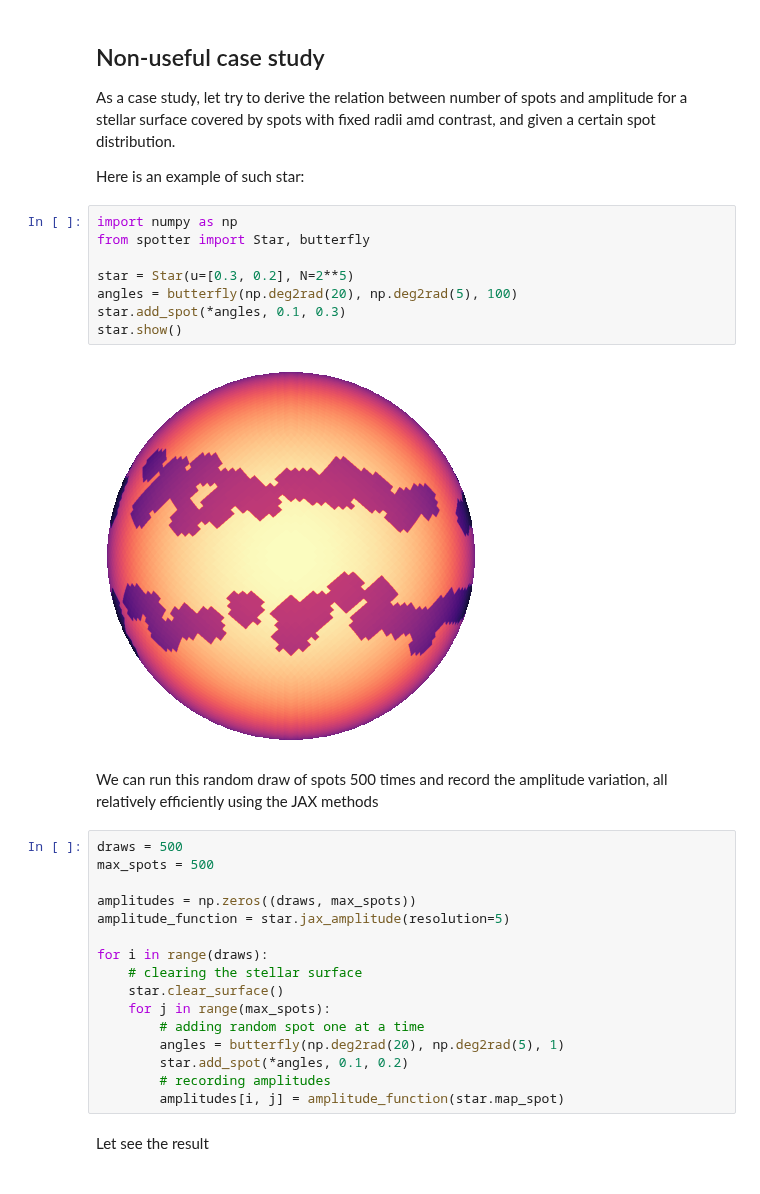
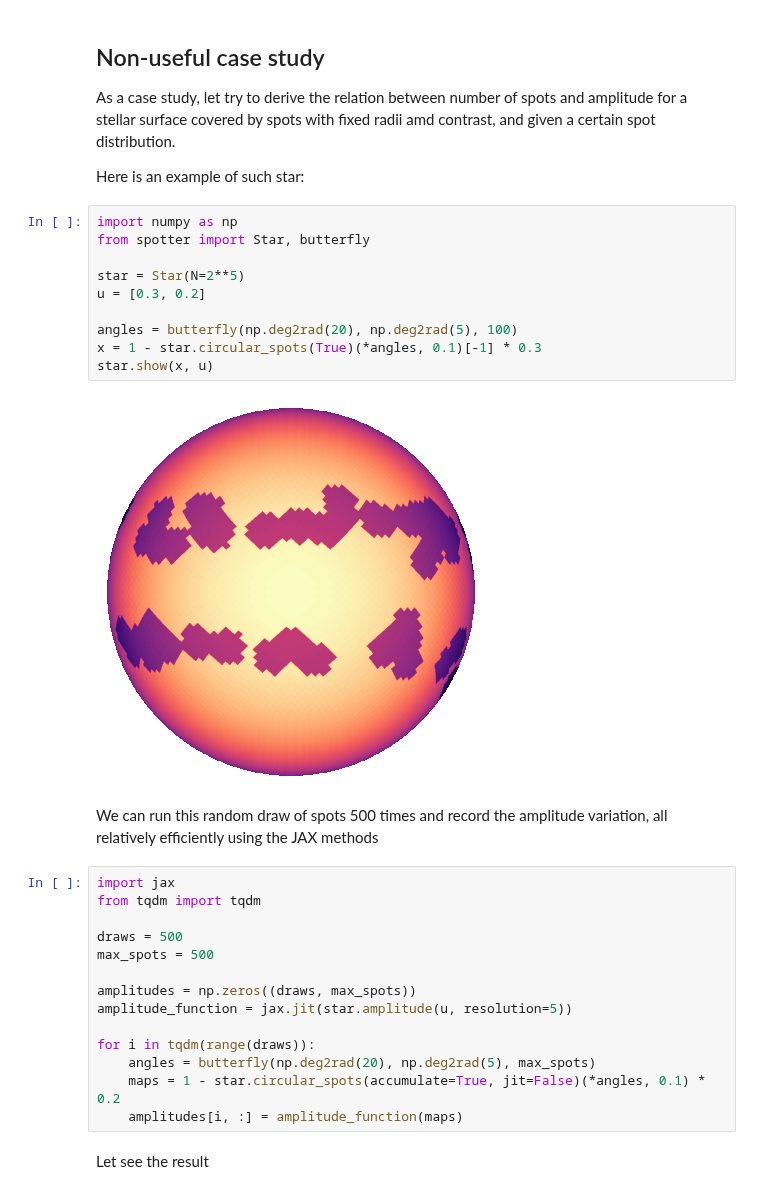
Before and after one commit to lgrcia/spotter, a Jupyter notebook: docs/source/notebooks/jax_features.ipynb, the cells around one changed output. Drawn from its saved outputs; the diff is of its cells as text.

```diff
--- a/docs/source/notebooks/jax_features.ipynb
+++ b/docs/source/notebooks/jax_features.ipynb
@@ -76,31 +77,31 @@ Here is an example of such star:
 # %%
 import numpy as np
 from spotter import Star, butterfly
 
-star = Star(u=[0.3, 0.2], N=2**5)
+star = Star(N=2**5)
+u = [0.3, 0.2]
+
 angles = butterfly(np.deg2rad(20), np.deg2rad(5), 100)
-star.add_spot(*angles, 0.1, 0.3)
-star.show()
+x = 1 - star.circular_spots(True)(*angles, 0.1)[-1] * 0.3
+star.show(x, u)
 # %% [output]
-[figure, old version]
+[figure, new version]
 # %% [markdown]
 We can run this random draw of spots 500 times and record the amplitude variation, all relatively efficiently using the JAX methods
 # %%
+import jax
+from tqdm import tqdm
+
 draws = 500
 max_spots = 500
 
 amplitudes = np.zeros((draws, max_spots))
-amplitude_function = star.jax_amplitude(resolution=5)
+amplitude_function = jax.jit(star.amplitude(u, resolution=5))
 
-for i in range(draws):
-    # clearing the stellar surface
-    star.clear_surface()
-    for j in range(max_spots):
-        # adding random spot one at a time
-        angles = butterfly(np.deg2rad(20), np.deg2rad(5), 1)
-        star.add_spot(*angles, 0.1, 0.2)
-        # recording amplitudes
-        amplitudes[i, j] = amplitude_function(star.map_spot)
+for i in tqdm(range(draws)):
+    angles = butterfly(np.deg2rad(20), np.deg2rad(5), max_spots)
+    maps = 1 - star.circular_spots(accumulate=True, jit=False)(*angles, 0.1) * 0.2
+    amplitudes[i, :] = amplitude_function(maps)
 # %% [markdown]
 Let see the result
 # %%
```
Also changed, not shown: parts of 2 cells of this notebook, 15 other files.
